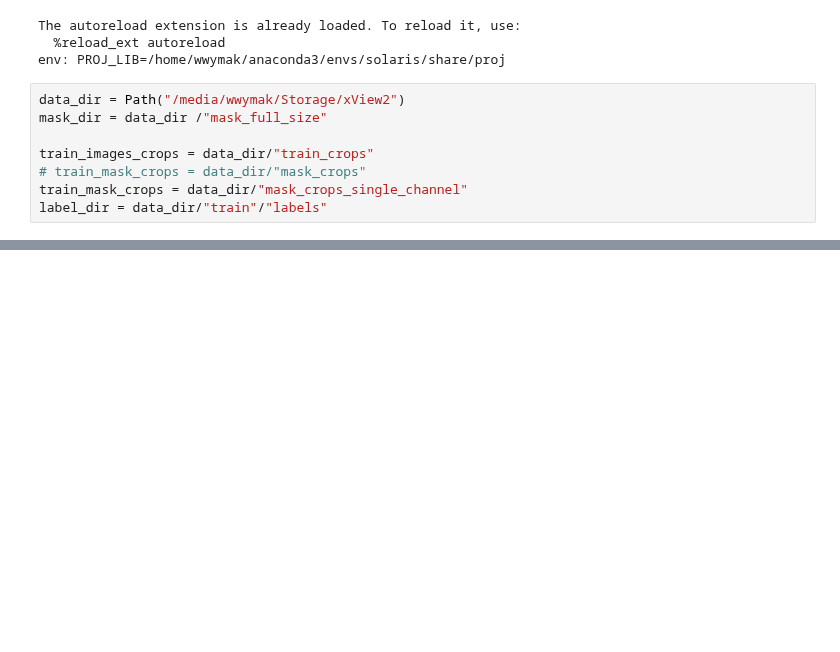
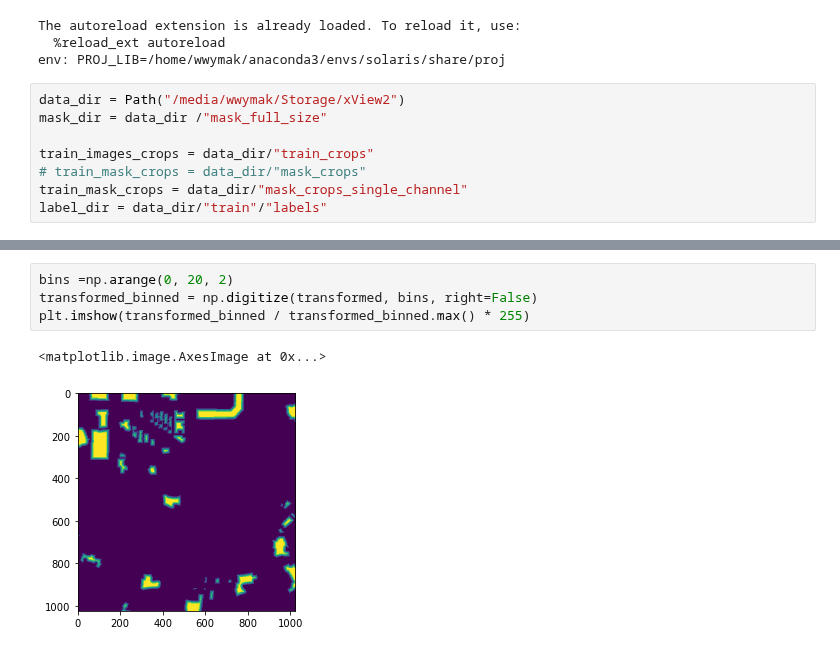
Before and after one commit to wwymak/spacenet-buildings, a Jupyter notebook: xview2/Segmentation with signed distance transform.ipynb, the cells around one changed output, grey strips where cells are left out. Cells and saved outputs as stored; diff of their text form; blank space fills up the shorter version.

```diff
--- a/xview2/Segmentation with signed distance transform.ipynb
+++ b/xview2/Segmentation with signed distance transform.ipynb
@@ -63,0 +82,7 @@ PosixPath('/media/wwymak/Storage/xView2/train/labels/socal-fire_00000521_post_di
+# %%
+bins =np.arange(0, 20, 2)
+transformed_binned = np.digitize(transformed, bins, right=False)
+plt.imshow(transformed_binned / transformed_binned.max() * 255)
+# %% [output]
+<matplotlib.image.AxesImage at 0x...>
+[figure, added]
```
Also changed, not shown: parts of 3 cells of this notebook, 2 other files.
